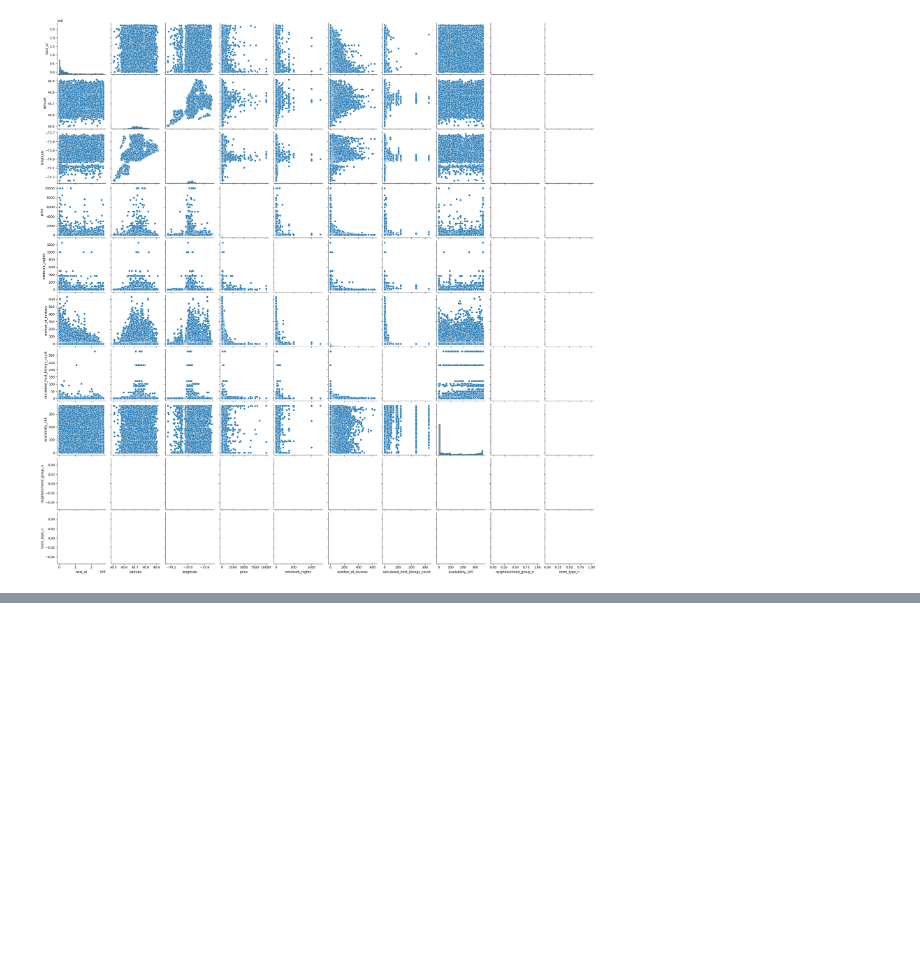
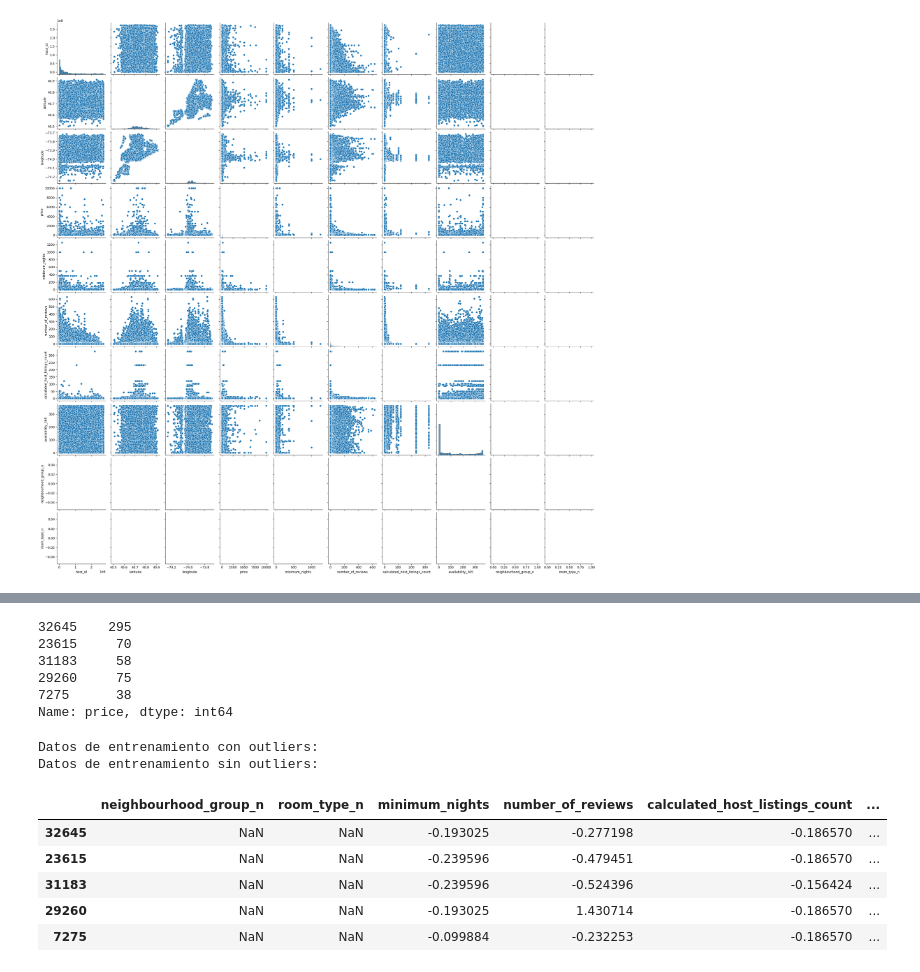
Before and after one commit to 4GeeksAcademy/Booting_algorithm-NatTajuelo, a Jupyter notebook: src/explore.ipynb, the cells around one changed output, grey strips where cells are left out. Saved outputs shown, nothing was run; the diff lists cells and outputs as text; code cells hidden in the pictures; blank space fills up the shorter version.

```diff
--- a/src/explore.ipynb
+++ b/src/explore.ipynb
@@ -277,0 +535,58 @@ plt.show()
+# %%
+y_train.head()
+# %% [output]
+32645    295
+23615     70
+31183     58
+29260     75
+7275      38
+Name: price, dtype: int64
+# %%
+#Normalización
+
+#Con outliers
+
+from sklearn.preprocessing import StandardScaler
+from pickle import dump
+
+scaler_con_outliers = StandardScaler()
+scaler_con_outliers.fit(X_train_con_outliers)
+
+X_train_con_outliers_norm = scaler_con_outliers.transform(X_train_con_outliers)
+X_train_con_outliers_norm = pd.DataFrame(X_train_con_outliers_norm, index=X_train_con_outliers.index, columns=num_variables)
+
+X_test_con_outliers_norm = scaler_con_outliers.transform(X_test_con_outliers)
+X_test_con_outliers_norm = pd.DataFrame(X_test_con_outliers_norm, index=X_test_con_outliers.index, columns=num_variables)
+
+dump(scaler_con_outliers, open("scaler_con_outliers.sav", "wb"))
+
+# Sin outliers
+scaler_con_no_outliers = StandardScaler()
+scaler_con_no_outliers.fit(X_train_sin_outliers)
+
+X_train_no_outliers_norm = scaler_con_no_outliers.transform(X_train_sin_outliers)
+X_train_no_outliers_norm = pd.DataFrame(X_train_no_outliers_norm, index=X_train_sin_outliers.index, columns=num_variables)
+
+X_test_no_outliers_norm = scaler_con_no_outliers.transform(X_test_sin_outliers)
+X_test_no_outliers_norm = pd.DataFrame(X_test_no_outliers_norm, index=X_test_sin_outliers.index, columns=num_variables)
+
+dump(scaler_con_no_outliers, open("scaler_sin_outliers.sav", "wb"))
+# %%
+#Imprimimos los resultados
+
+print("Datos de entrenamiento con outliers:")
+X_train_con_outliers_norm.head()
+
+print("Datos de entrenamiento sin outliers:")
+X_train_no_outliers_norm.head()
+
+#Coinciden porque tendrán valores muy parecidos
+# %% [output]
+Datos de entrenamiento con outliers:
+Datos de entrenamiento sin outliers:
+|  | neighbourhood_group_n | room_type_n | minimum_nights | number_of_reviews | calculated_host_listings_count | ... |
+| 32645 | NaN | NaN | -0.193025 | -0.277198 | -0.186570 | ... |
+| 23615 | NaN | NaN | -0.239596 | -0.479451 | -0.186570 | ... |
+| 31183 | NaN | NaN | -0.239596 | -0.524396 | -0.156424 | ... |
+| 29260 | NaN | NaN | -0.193025 | 1.430714 | -0.186570 | ... |
+| 7275 | NaN | NaN | -0.099884 | -0.232253 | -0.186570 | ... |
```
Also changed, not shown: parts of 26 cells of this notebook, 2 other files.
